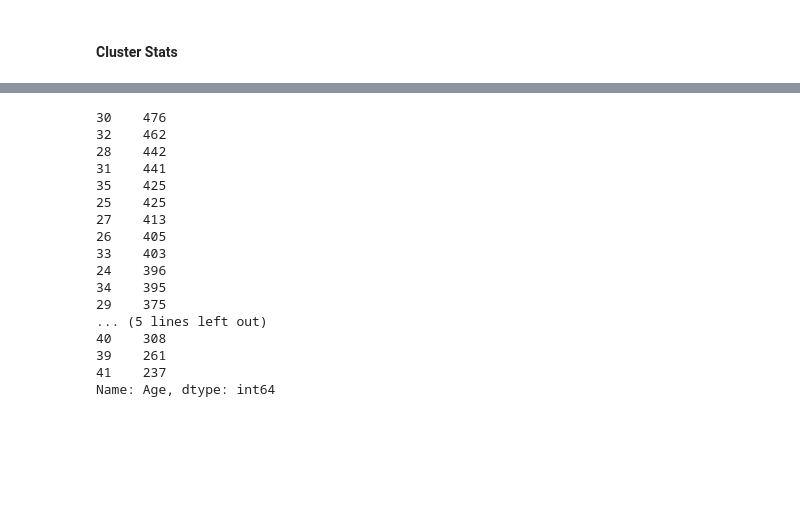
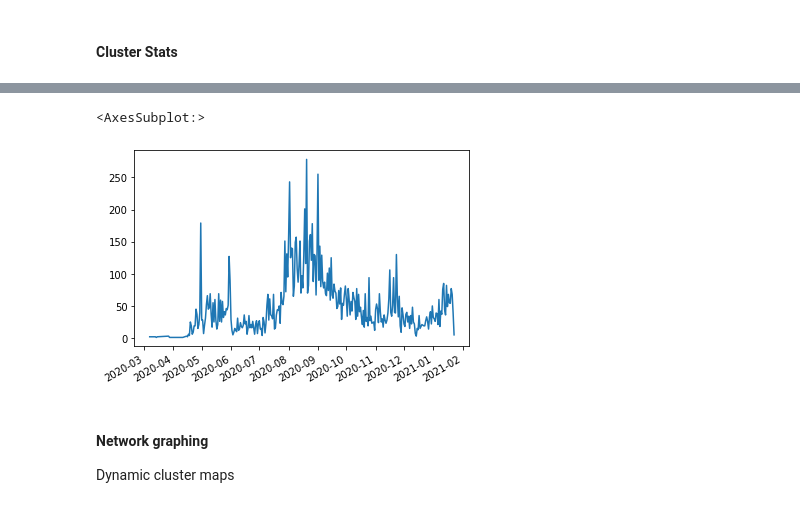
Before and after one commit to opendatamv/mv-covid19, a Jupyter notebook: notebooks/stats.ipynb, the cells around one changed output, grey strips where cells are left out. Cells and saved outputs as stored; diff of their text form; code cells hidden in the pictures; blank space fills up the shorter version.

```diff
--- a/notebooks/stats.ipynb
+++ b/notebooks/stats.ipynb
@@ -45,21 +24,9 @@ Name: Cluster, dtype: int64
-# %%
-cluster_counts = nodes['Age'].value_counts()
-print(cluster_counts[:20])
-# %% [output]
-30    476
-32    462
-28    442
-31    441
-35    425
-25    425
-27    413
-26    405
-33    403
-24    396
-34    395
-29    375
-... (5 lines left out)
-40    308
-39    261
-41    237
-Name: Age, dtype: int64
+# %%
+nodes['Confirmed On'].value_counts().plot()
+# %% [output]
+<AxesSubplot:>
+[figure, added]
+# %% [markdown]
+#### Network graphing
+
+Dynamic cluster maps
```
Also changed, not shown: parts of 4 cells of this notebook, 1 other file.
